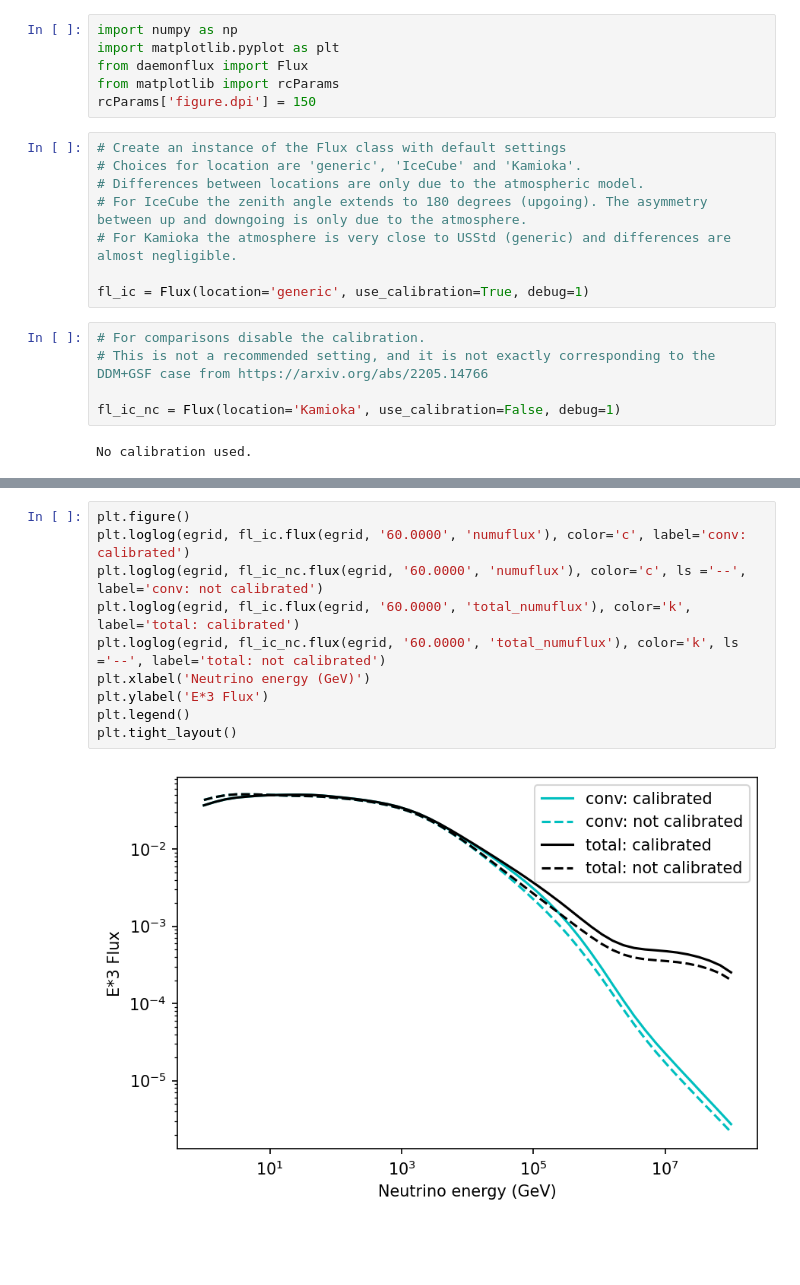
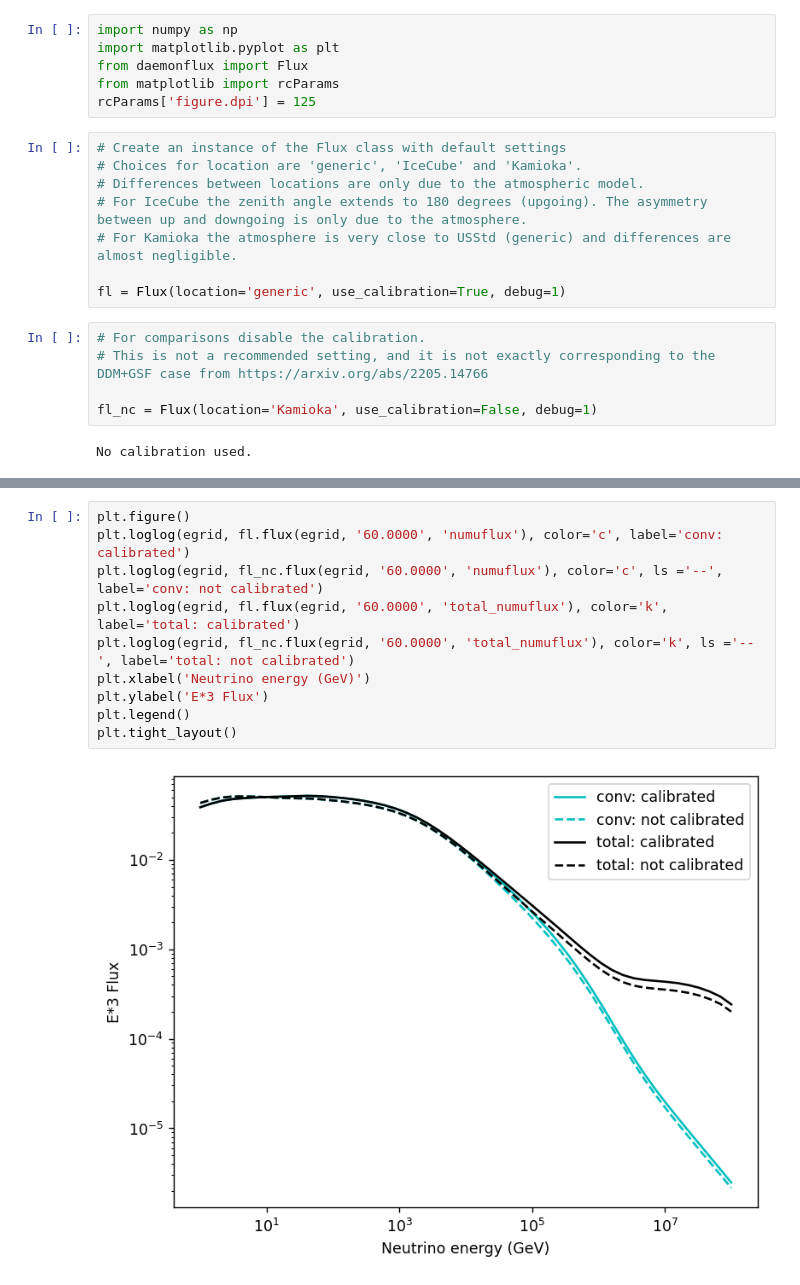
Before and after one commit to mceq-project/daemonflux, a Jupyter notebook: examples/example.ipynb, the cells around one changed output, grey strips where cells are left out. Drawn from its saved outputs; the diff is of its cells as text; blank space fills up the shorter version.

```diff
--- a/examples/example.ipynb
+++ b/examples/example.ipynb
@@ -19,7 +22,7 @@ import numpy as np
 import matplotlib.pyplot as plt
 from daemonflux import Flux
 from matplotlib import rcParams
-rcParams['figure.dpi'] = 150
+rcParams['figure.dpi'] = 125
 # %%
 # Create an instance of the Flux class with default settings
 # Choices for location are 'generic', 'IceCube' and 'Kamioka'.
@@ -27,12 +30,12 @@ rcParams['figure.dpi'] = 150
 # For IceCube the zenith angle extends to 180 degrees (upgoing). The asymmetry between up and downgoing is only due to the atmosphere.
 # For Kamioka the atmosphere is very close to USStd (generic) and differences are almost negligible.
 
-fl_ic = Flux(location='generic', use_calibration=True, debug=1)
+fl = Flux(location='generic', use_calibration=True, debug=1)
 # %%
 # For comparisons disable the calibration.
 # This is not a recommended setting, and it is not exactly corresponding to the DDM+GSF case from https://arxiv.org/abs/2205.14766
 
-fl_ic_nc = Flux(location='Kamioka', use_calibration=False, debug=1)
+fl_nc = Flux(location='Kamioka', use_calibration=False, debug=1)
 # %% [output]
 No calibration used.
 # %%
@@ -42,16 +45,16 @@ print(fl_ic.zenith_angles)
 ['0.0000', '18.1949', '25.8419', '31.7883', '36.8699', '41.4096', '45.5730', '49.4584', '53.1301', '56.6330', '60.0000', '63.2563', '66.4218', '69.5127', '72.5424', '75.5225', '78.4630', '81.3731', '8 ...
 # %%
 plt.figure()
-plt.loglog(egrid, fl_ic.flux(egrid, '60.0000', 'numuflux'), color='c', label='conv: calibrated')
-plt.loglog(egrid, fl_ic_nc.flux(egrid, '60.0000', 'numuflux'), color='c', ls ='--', label='conv: not calibrated')
-plt.loglog(egrid, fl_ic.flux(egrid, '60.0000', 'total_numuflux'), color='k', label='total: calibrated')
-plt.loglog(egrid, fl_ic_nc.flux(egrid, '60.0000', 'total_numuflux'), color='k', ls ='--', label='total: not calibrated')
+plt.loglog(egrid, fl.flux(egrid, '60.0000', 'numuflux'), color='c', label='conv: calibrated')
+plt.loglog(egrid, fl_nc.flux(egrid, '60.0000', 'numuflux'), color='c', ls ='--', label='conv: not calibrated')
+plt.loglog(egrid, fl.flux(egrid, '60.0000', 'total_numuflux'), color='k', label='total: calibrated')
+plt.loglog(egrid, fl_nc.flux(egrid, '60.0000', 'total_numuflux'), color='k', ls ='--', label='total: not calibrated')
 plt.xlabel('Neutrino energy (GeV)')
 plt.ylabel('E*3 Flux')
 plt.legend()
 plt.tight_layout()
 # %% [output]
-[figure, old version]
+[figure, new version]
 # %%
 plt.figure()
 # Compare calibrated vs non-calibrated for each zenith angle
```
Also changed, not shown: parts of 13 cells of this notebook, 5 other files.
